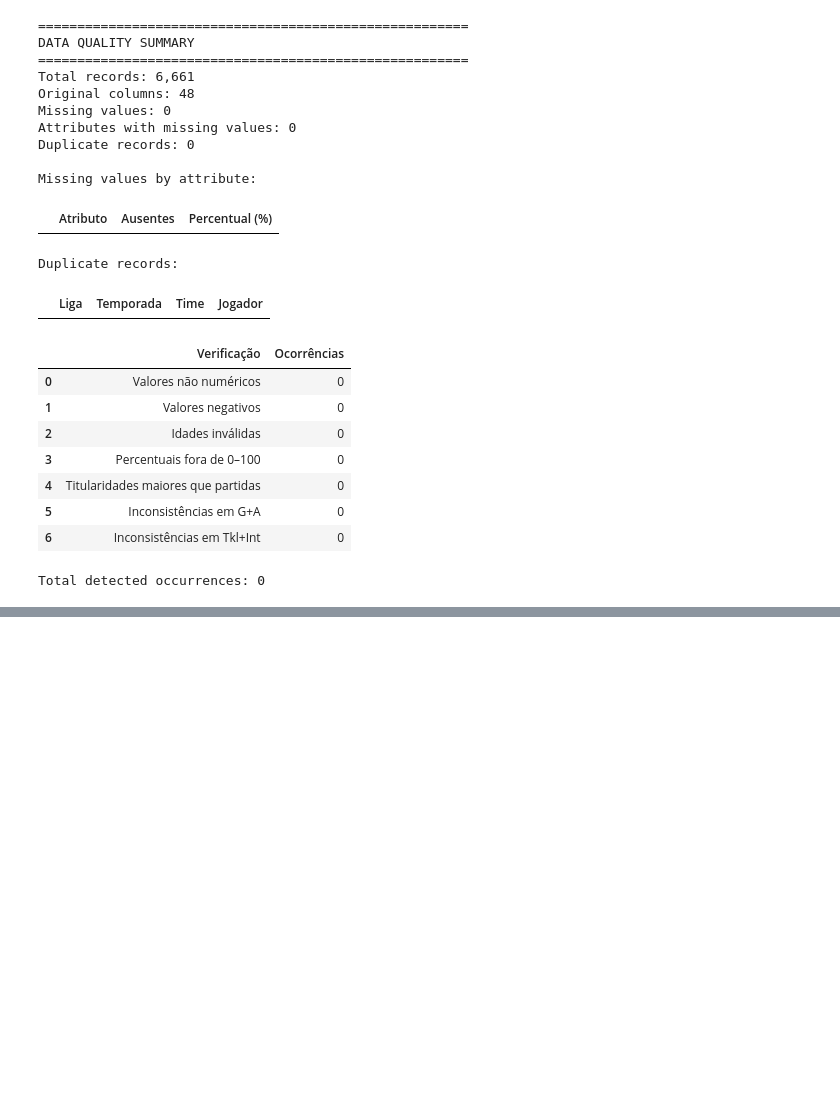
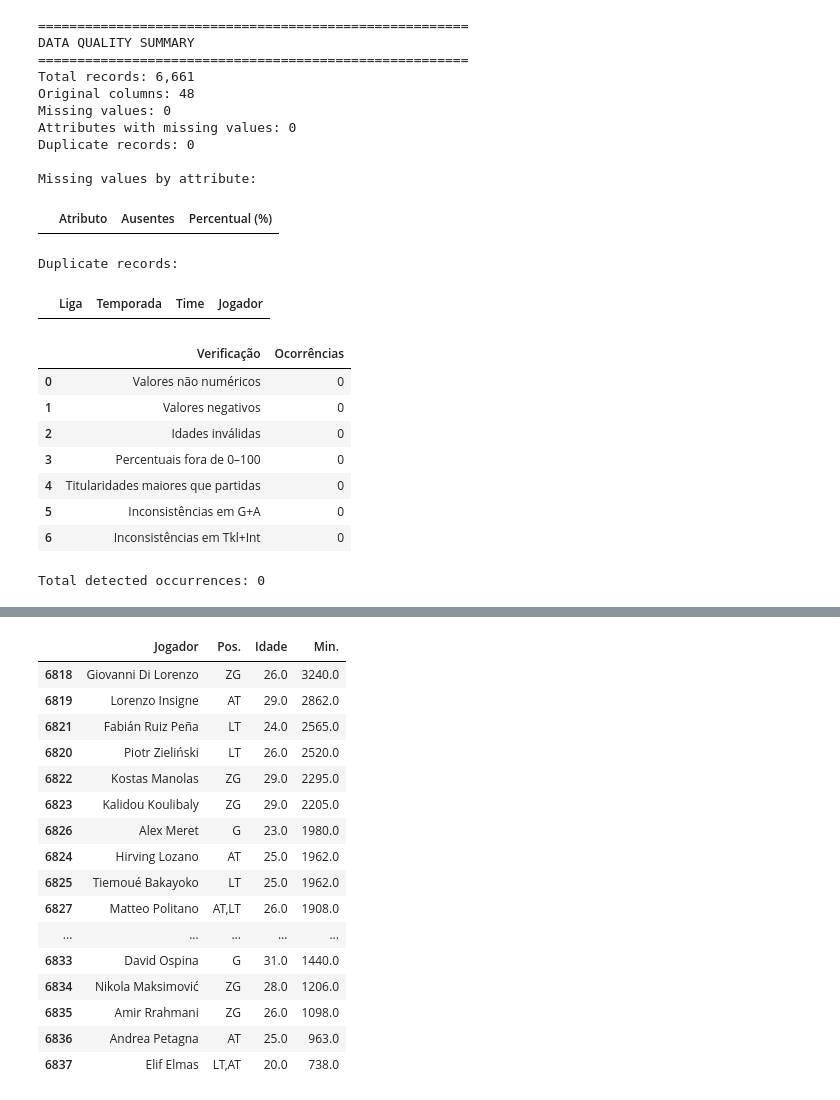
Before and after one commit to LunusMax/mathematical-programming, a Jupyter notebook: trabalho_pratico/fase_2/analise_exploratoria.ipynb, the cells around one changed output, grey strips where cells are left out. Cells and saved outputs as stored; diff of their text form; code cells hidden in the pictures; blank space fills up the shorter version.

```diff
--- a/trabalho_pratico/fase_2/analise_exploratoria.ipynb
+++ b/trabalho_pratico/fase_2/analise_exploratoria.ipynb
@@ -898,0 +960,80 @@ Total detected occurrences: 0
+# %%
+# ============================================================
+# Optimization instance: Napoli 2021-2022
+# ============================================================
+
+TARGET_TEAM = "napoli"
+TARGET_SEASON = "2021-2022"
+PREVIOUS_SEASON = "2020-2021"
+
+# Historical data available before the target season
+historical_df = players_df[
+    players_df["Temporada"] == PREVIOUS_SEASON
+].copy()
+
+# Convert minutes to numeric values
+historical_df["Minutos"] = pd.to_numeric(
+    historical_df["Min."],
+    errors="coerce"
+)
+
+# Reference squad from previous season
+team_df = historical_df[
+    (historical_df["Liga"] == "Serie_A") &
+    (historical_df["Time"] == TARGET_TEAM)
+].copy()
+
+# Select the 20 players with most minutes
+reference_squad = (
+    team_df
+    .sort_values("Minutos", ascending=False)
+    .head(20)
+    .copy()
+)
+
+# Identify all players belonging to the reference club
+current_players = set(
+    team_df["Jogador"].str.strip().str.casefold()
+)
+
+# Candidate pool from both leagues
+candidate_pool = historical_df[
+    ~historical_df["Jogador"].str.strip()
+    .str.casefold().isin(current_players)
+].copy()
+
+# Avoid duplicate player names in the candidate pool
+candidate_pool = (
+    candidate_pool
+    .sort_values("Minutos", ascending=False)
+    .drop_duplicates(subset=["Jogador"])
+    .reset_index(drop=True)
+)
+
+print("=" * 55)
+print("OPTIMIZATION INSTANCE")
+print("=" * 55)
+
+print(f"Target team: {TARGET_TEAM}")
+print(f"Target season: {TARGET_SEASON}")
+print(f"Historical season: {PREVIOUS_SEASON}")
+
+print(f"\nOriginal team records: {len(team_df)}")
+print(f"Reference squad size: {len(reference_squad)}")
+print(f"External candidates: {len(candidate_pool)}")
+
+print("\nReference squad:")
+display(
+    reference_squad[
+        ["Jogador", "Pos.", "Idade", "Min."]
+    ]
+)
+
+print("\nCandidate pool by league:")
+display(
+    candidate_pool.groupby("Liga")
+    .size()
+    .rename("Candidatos")
+    .reset_index()
+)
+# %% [output]
@@ -898,0 +1052,17 @@ Total detected occurrences: 0
+|  | Jogador | Pos. | Idade | Min. |
+| 6818 | Giovanni Di Lorenzo | ZG | 26.0 | 3240.0 |
+| 6819 | Lorenzo Insigne | AT | 29.0 | 2862.0 |
+| 6821 | Fabián Ruiz Peña | LT | 24.0 | 2565.0 |
+| 6820 | Piotr Zieliński | LT | 26.0 | 2520.0 |
+| 6822 | Kostas Manolas | ZG | 29.0 | 2295.0 |
+| 6823 | Kalidou Koulibaly | ZG | 29.0 | 2205.0 |
+| 6826 | Alex Meret | G | 23.0 | 1980.0 |
+| 6824 | Hirving Lozano | AT | 25.0 | 1962.0 |
+| 6825 | Tiemoué Bakayoko | LT | 25.0 | 1962.0 |
+| 6827 | Matteo Politano | AT,LT | 26.0 | 1908.0 |
+| ... | ... | ... | ... | ... |
+| 6833 | David Ospina | G | 31.0 | 1440.0 |
+| 6834 | Nikola Maksimović | ZG | 28.0 | 1206.0 |
+| 6835 | Amir Rrahmani | ZG | 26.0 | 1098.0 |
+| 6836 | Andrea Petagna | AT | 25.0 | 963.0 |
+| 6837 | Elif Elmas | LT,AT | 20.0 | 738.0 |
```
Also changed, not shown: parts of 6 cells of this notebook, 2 other files.
